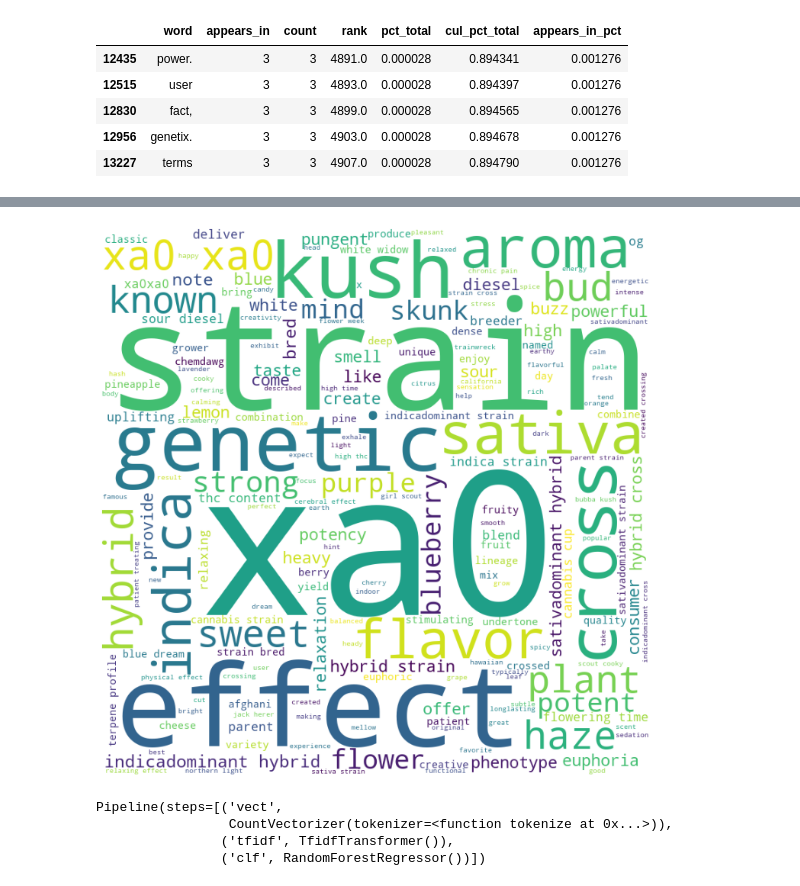
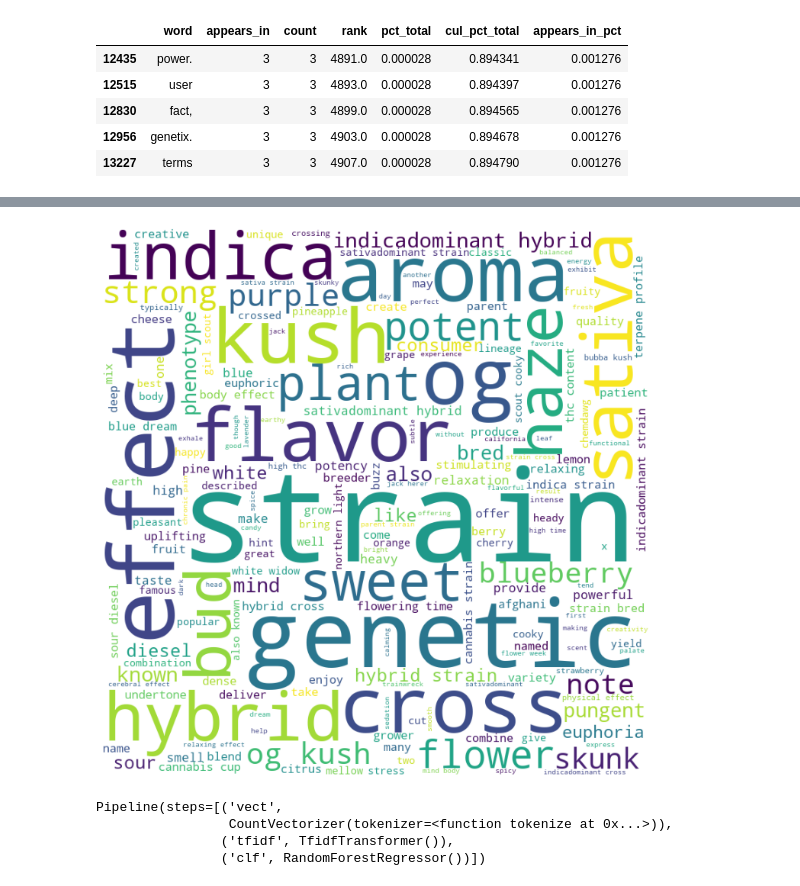
Before and after one commit to WhyseRabbit/med-cabinet-ds, a Jupyter notebook: data/Tokenize and Model.ipynb, the cells around one changed output, grey strips where cells are left out. Saved outputs shown, nothing was run; the diff lists cells and outputs as text; code cells hidden in the pictures.

```diff
--- a/data/Tokenize and Model.ipynb
+++ b/data/Tokenize and Model.ipynb
@@ -534,7 +534,7 @@ import re
 comment_words = ''
 stop_words = set(stopwords.words('english'))
 
-for val in df.spaCy_tokens_v3:
+for val in df.base_tokens:
     val = str(val)
     tokens = word_tokenize(val)
     tokens = re.sub('[^a-zA-Z 0-9]', '', val)
@@ -564,7 +564,7 @@ plt.show()
 [nltk_data] Downloading package stopwords to
 [nltk_data]     /Users/marianvinas/nltk_data...
 [nltk_data]   Package stopwords is already up-to-date!
-[figure, old version]
+[figure, new version]
 # %%
 # initialize pipeline
 pipeline = Pipeline([
```
Also changed, not shown: parts of 7 cells of this notebook, 7 other files.
